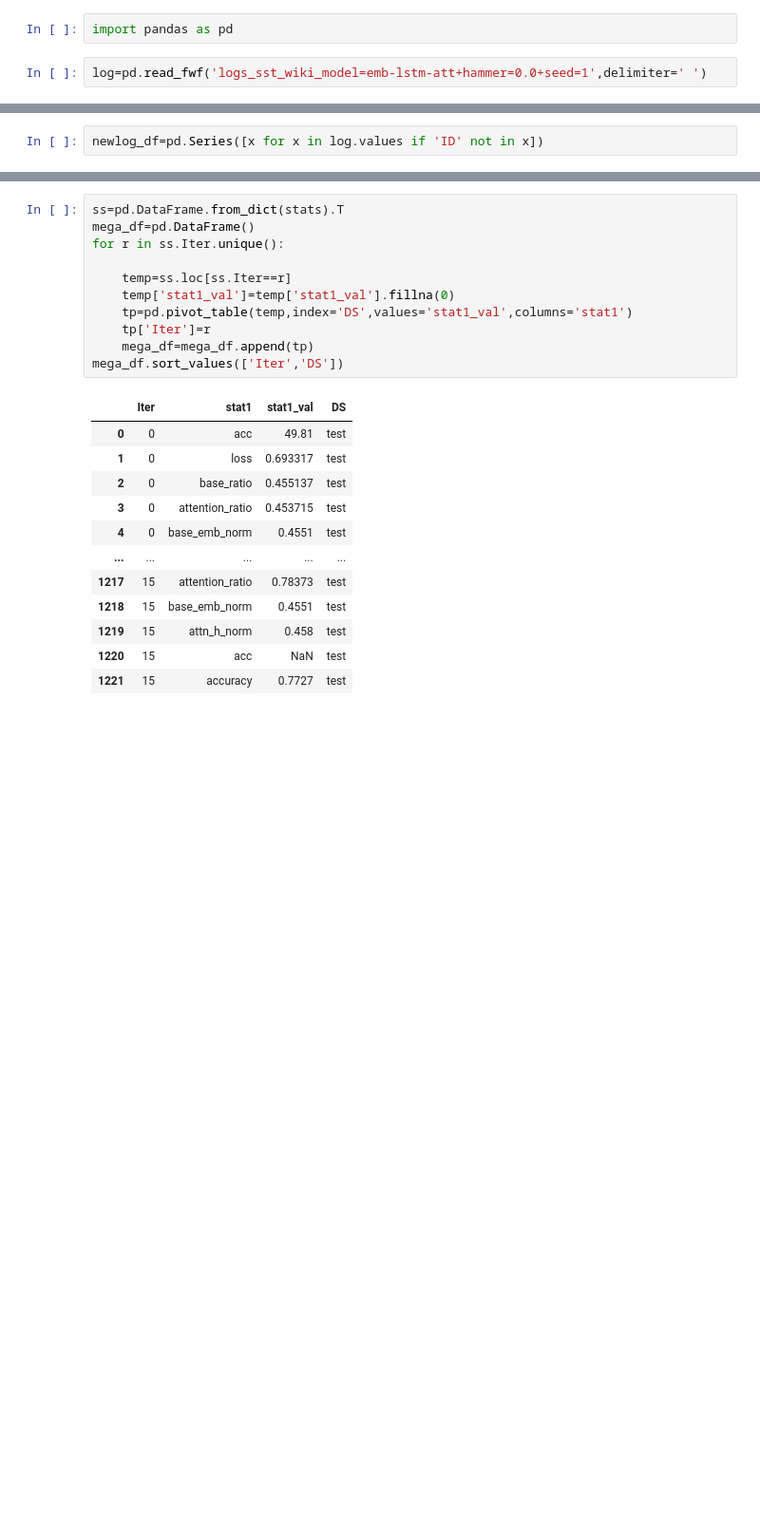
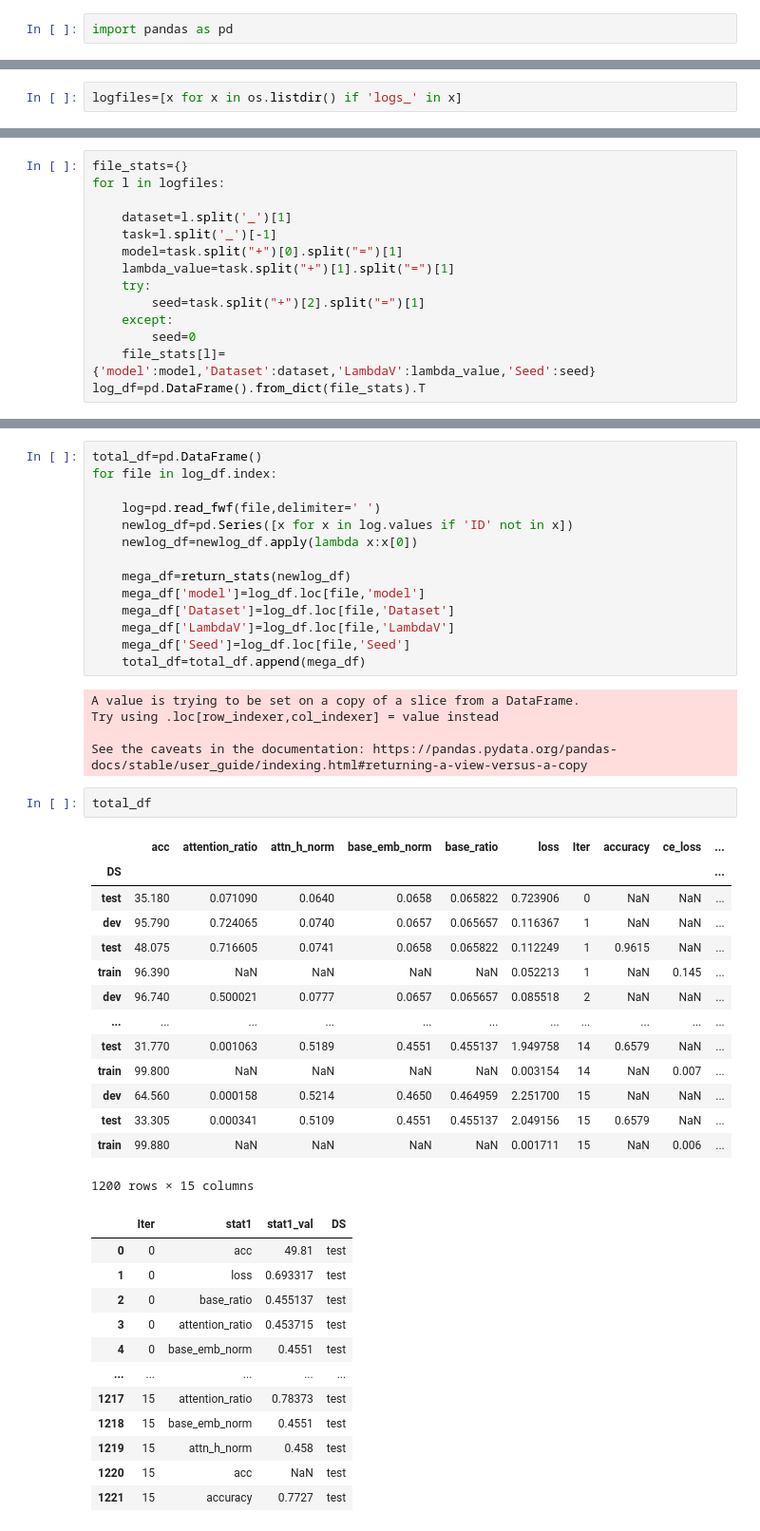
Before and after one commit to hc1111/deceptive-attention-master_fact_ai, a Jupyter notebook: deceptive-attention-master/src/classification_tasks/logs/LogFiles.ipynb, the cells around one changed output, grey strips where cells are left out. Shown at 95% size. Cells and saved outputs as stored; diff of their text form; blank space fills up the shorter version.

Commit message:
Added notebook to summarize results of classification tests per experiment for all log file loaded

```diff
--- a/deceptive-attention-master/src/classification_tasks/logs/LogFiles.ipynb
+++ b/deceptive-attention-master/src/classification_tasks/logs/LogFiles.ipynb
@@ -1,4 +1,2 @@
 # %%
 import pandas as pd
-# %%
-log=pd.read_fwf('logs_sst_wiki_model=emb-lstm-att+hammer=0.0+seed=1',delimiter=' ')
@@ -5,2 +6,2 @@ log=pd.read_fwf('logs_sst_wiki_model=emb-lstm-att+hammer=0.0+seed=1',delimiter='
 # %%
-newlog_df=pd.Series([x for x in log.values if 'ID' not in x])
+logfiles=[x for x in os.listdir() if 'logs_' in x]
@@ -10,0 +12,14 @@ import numpy as np
+# %%
+file_stats={}
+for l in logfiles:
+
+    dataset=l.split('_')[1]
+    task=l.split('_')[-1]
+    model=task.split("+")[0].split("=")[1]
+    lambda_value=task.split("+")[1].split("=")[1]
+    try:
+        seed=task.split("+")[2].split("=")[1]
+    except:
+        seed=0
+    file_stats[l]={'model':model,'Dataset':dataset,'LambdaV':lambda_value,'Seed':seed}
+log_df=pd.DataFrame().from_dict(file_stats).T
@@ -74,14 +121,39 @@ for y in newlog_df.values:
-# %%
-ss=pd.DataFrame.from_dict(stats).T
-mega_df=pd.DataFrame()
-for r in ss.Iter.unique():
-
-    temp=ss.loc[ss.Iter==r]
-    temp['stat1_val']=temp['stat1_val'].fillna(0)
-    tp=pd.pivot_table(temp,index='DS',values='stat1_val',columns='stat1')
-    tp['Iter']=r
-    mega_df=mega_df.append(tp)
-mega_df.sort_values(['Iter','DS'])
+# %%
+total_df=pd.DataFrame()
+for file in log_df.index:
+
+    log=pd.read_fwf(file,delimiter=' ')
+    newlog_df=pd.Series([x for x in log.values if 'ID' not in x])
+    newlog_df=newlog_df.apply(lambda x:x[0])
+
+    mega_df=return_stats(newlog_df)
+    mega_df['model']=log_df.loc[file,'model']
+    mega_df['Dataset']=log_df.loc[file,'Dataset']
+    mega_df['LambdaV']=log_df.loc[file,'LambdaV']
+    mega_df['Seed']=log_df.loc[file,'Seed']
+    total_df=total_df.append(mega_df)
+# %% [output]
+A value is trying to be set on a copy of a slice from a DataFrame.
+Try using .loc[row_indexer,col_indexer] = value instead
+
+See the caveats in the documentation: https://pandas.pydata.org/pandas-docs/stable/user_guide/indexing.html#returning-a-view-versus-a-copy
+# %%
+total_df
+# %% [output]
+|  | acc | attention_ratio | attn_h_norm | base_emb_norm | base_ratio | loss | Iter | accuracy | ce_loss | ... |
+| DS |  |  |  |  |  |  |  |  |  | ... |
+| test | 35.180 | 0.071090 | 0.0640 | 0.0658 | 0.065822 | 0.723906 | 0 | NaN | NaN | ... |
+| dev | 95.790 | 0.724065 | 0.0740 | 0.0657 | 0.065657 | 0.116367 | 1 | NaN | NaN | ... |
+| test | 48.075 | 0.716605 | 0.0741 | 0.0658 | 0.065822 | 0.112249 | 1 | 0.9615 | NaN | ... |
+| train | 96.390 | NaN | NaN | NaN | NaN | 0.052213 | 1 | NaN | 0.145 | ... |
+| dev | 96.740 | 0.500021 | 0.0777 | 0.0657 | 0.065657 | 0.085518 | 2 | NaN | NaN | ... |
+| ... | ... | ... | ... | ... | ... | ... | ... | ... | ... | ... |
+| test | 31.770 | 0.001063 | 0.5189 | 0.4551 | 0.455137 | 1.949758 | 14 | 0.6579 | NaN | ... |
+| train | 99.800 | NaN | NaN | NaN | NaN | 0.003154 | 14 | NaN | 0.007 | ... |
+| dev | 64.560 | 0.000158 | 0.5214 | 0.4650 | 0.464959 | 2.251700 | 15 | NaN | NaN | ... |
+| test | 33.305 | 0.000341 | 0.5109 | 0.4551 | 0.455137 | 2.049156 | 15 | 0.6579 | NaN | ... |
+| train | 99.880 | NaN | NaN | NaN | NaN | 0.001711 | 15 | NaN | 0.006 | ... |
+1200 rows × 15 columns
 # %%
 # %% [output]
 |  | Iter | stat1 | stat1_val | DS |
```
Also changed, not shown: parts of 6 cells of this notebook, 4 other files.
